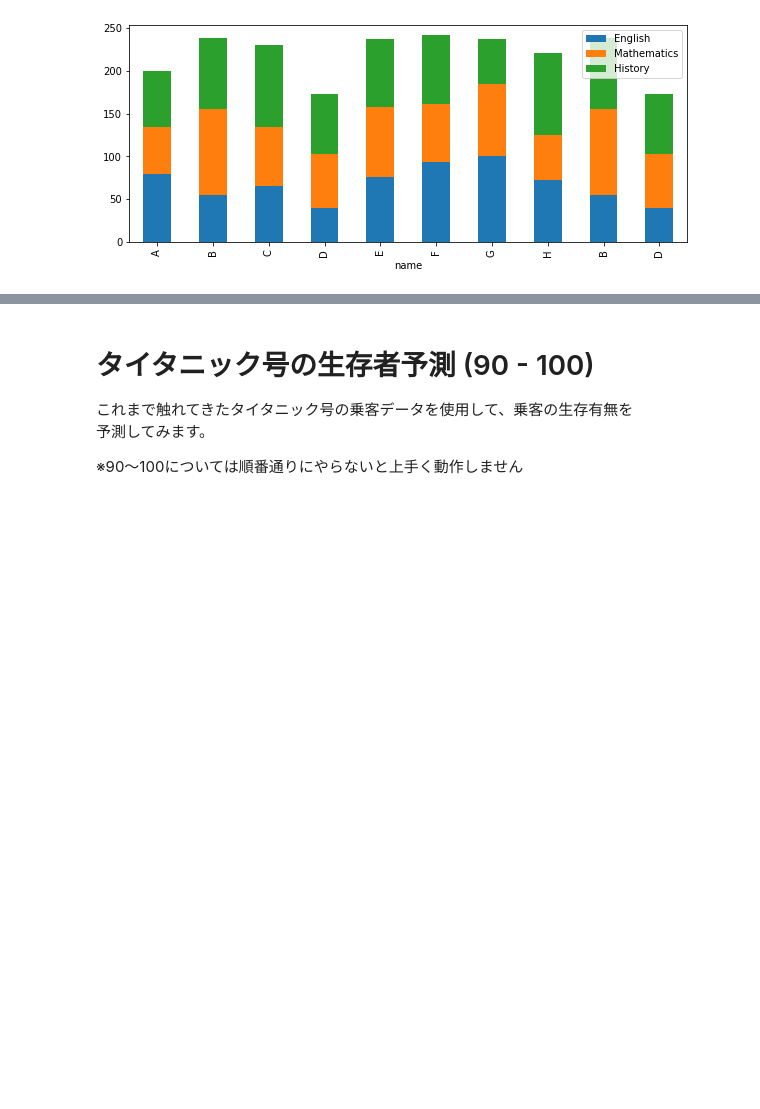
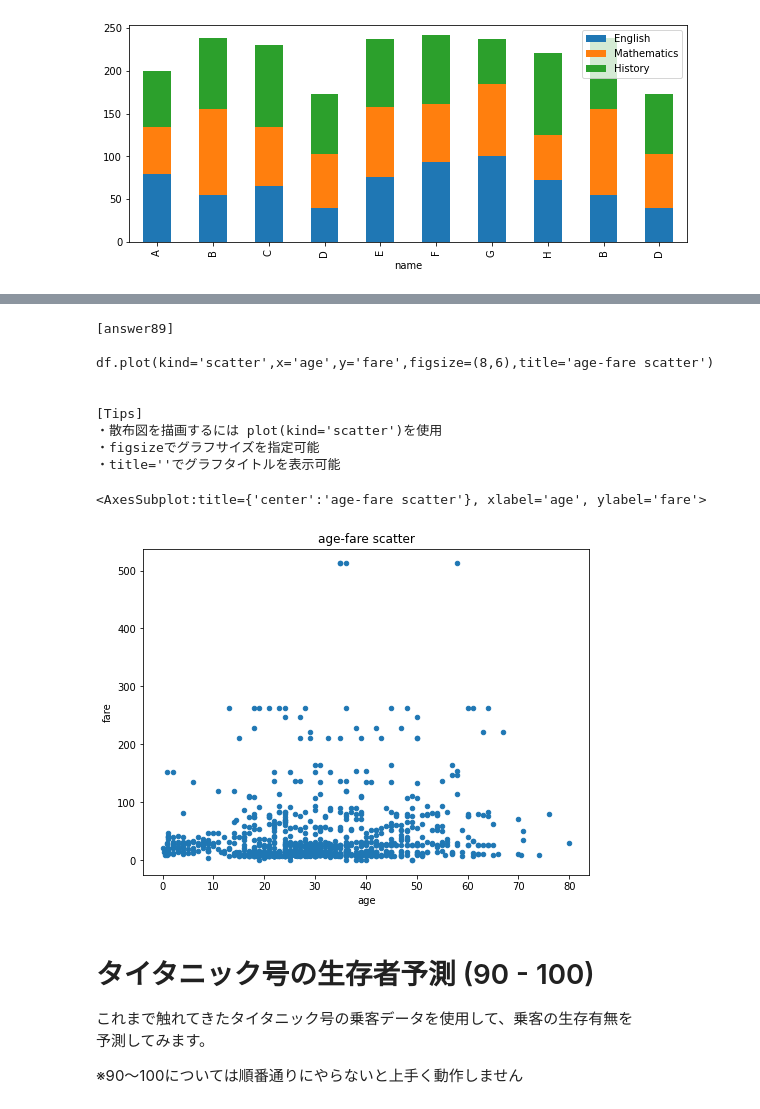
Before and after one commit to mizutaninaoki/pandas-100-knock, a Jupyter notebook: notebook/01_Pandas_100_Knocks_for_Begginer_v1.0.6.ipynb, the cells around one changed output, grey strips where cells are left out. Cells and saved outputs as stored; diff of their text form; code cells hidden in the pictures; blank space fills up the shorter version.

```diff
--- a/notebook/01_Pandas_100_Knocks_for_Begginer_v1.0.6.ipynb
+++ b/notebook/01_Pandas_100_Knocks_for_Begginer_v1.0.6.ipynb
@@ -2450,9 +2485,23 @@ df = initialize1() #初期化
 # %%
 # 【89】
 # 【88】で描画したグラフに「age-fare scatter」という
 # グラフタイトルをつける
-#print(ans[89]) #回答表示
+print(ans[89]) #回答表示
 df = initialize1() #初期化
+
+df.plot(kind='scatter', x='age', y='fare', figsize=(8,6), title='age-fare scatter')
+# %% [output]
+[answer89]
+
+df.plot(kind='scatter',x='age',y='fare',figsize=(8,6),title='age-fare scatter')
+
+
+[Tips]
+・散布図を描画するには plot(kind='scatter')を使用
+・figsizeでグラフサイズを指定可能
+・title=''でグラフタイトルを表示可能
+<AxesSubplot:title={'center':'age-fare scatter'}, xlabel='age', ylabel='fare'>
+[figure, added]
 # %% [markdown]
 # タイタニック号の生存者予測 (90 - 100)
 これまで触れてきたタイタニック号の乗客データを使用して、乗客の生存有無を
```
Also changed, not shown: parts of 13 cells of this notebook, 1 other file.
